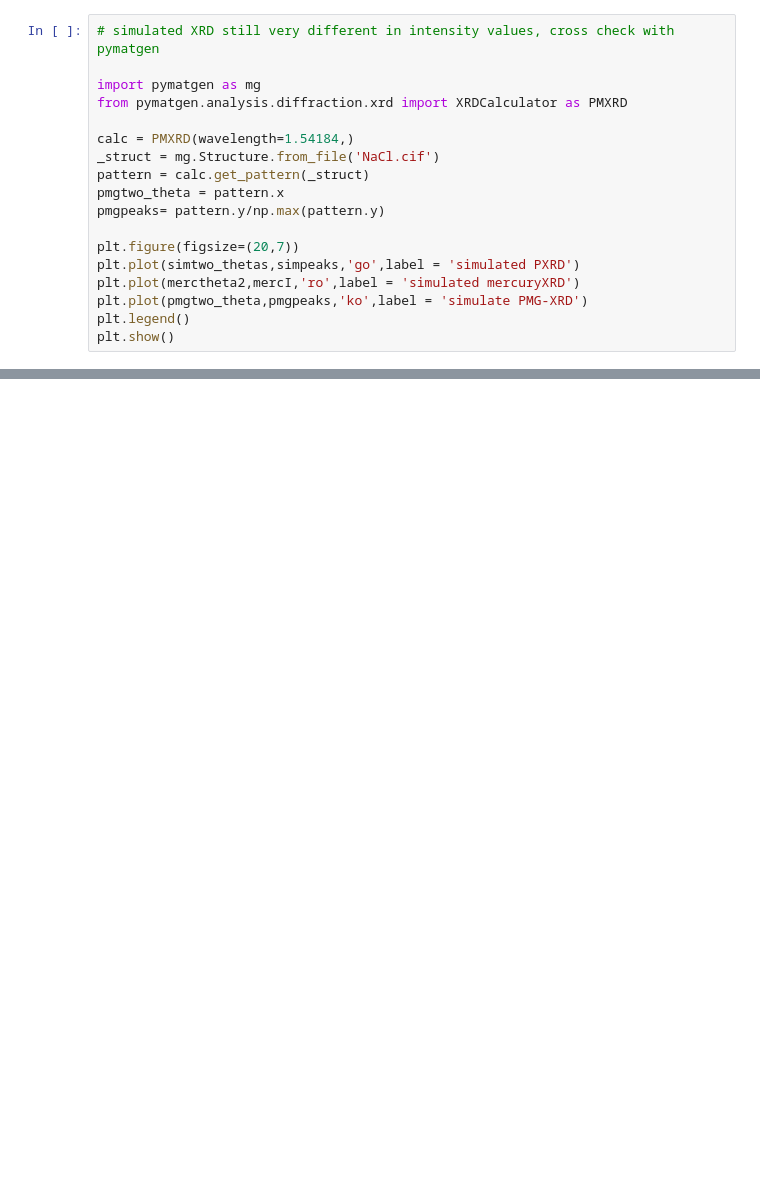
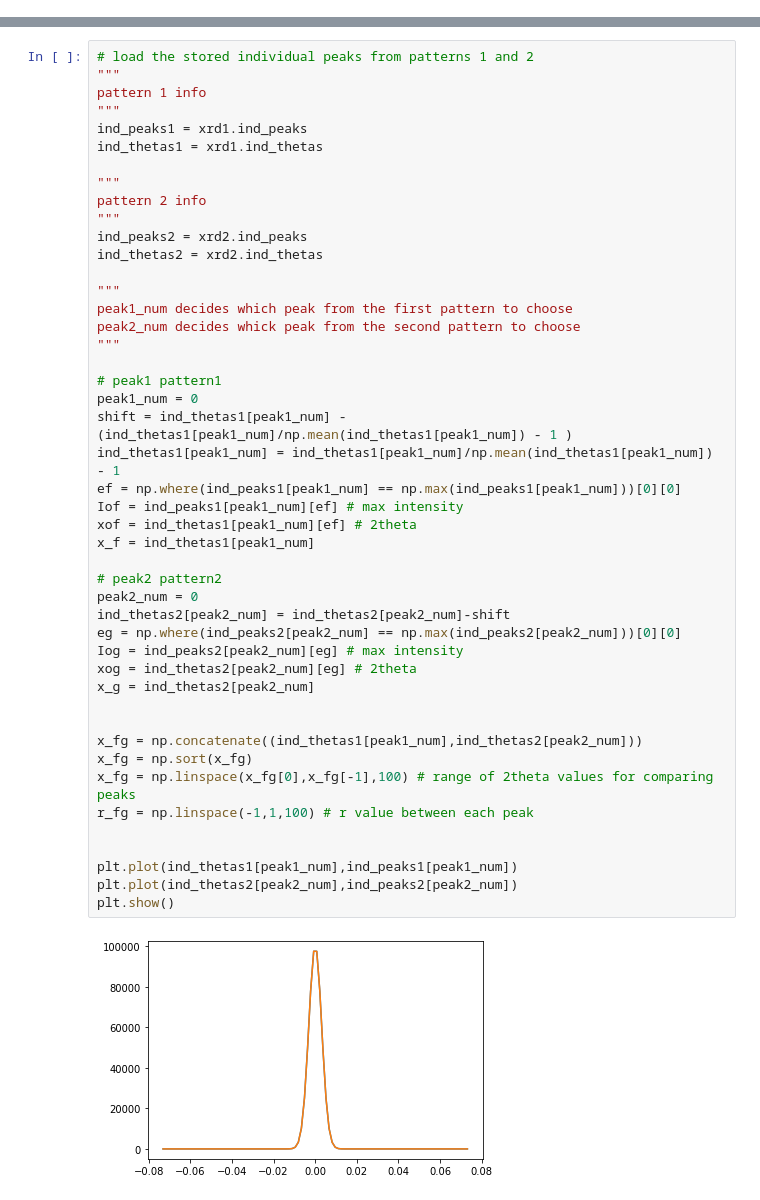
Before and after one commit to qzhu2017/XRD, a Jupyter notebook: similarity.ipynb, the cells around one changed output, grey strips where cells are left out. Saved outputs shown, nothing was run; the diff lists cells and outputs as text; blank space fills up the shorter version.

```diff
--- a/similarity.ipynb
+++ b/similarity.ipynb
@@ -60,18 +0,0 @@ plt.show()
-# %%
-# simulated XRD still very different in intensity values, cross check with pymatgen
-
-import pymatgen as mg
-from pymatgen.analysis.diffraction.xrd import XRDCalculator as PMXRD
-
-calc = PMXRD(wavelength=1.54184,)
-_struct = mg.Structure.from_file('NaCl.cif')
-pattern = calc.get_pattern(_struct)
-pmgtwo_theta = pattern.x
-pmgpeaks= pattern.y/np.max(pattern.y)
-
-plt.figure(figsize=(20,7))
-plt.plot(simtwo_thetas,simpeaks,'go',label = 'simulated PXRD')
-plt.plot(merctheta2,mercI,'ro',label = 'simulated mercuryXRD')
-plt.plot(pmgtwo_theta,pmgpeaks,'ko',label = 'simulate PMG-XRD')
-plt.legend()
-plt.show()
@@ -108,0 +94,48 @@ plt.show()
+# %%
+# load the stored individual peaks from patterns 1 and 2
+"""
+pattern 1 info
+"""
+ind_peaks1 = xrd1.ind_peaks
+ind_thetas1 = xrd1.ind_thetas
+
+"""
+pattern 2 info
+"""
+ind_peaks2 = xrd2.ind_peaks
+ind_thetas2 = xrd2.ind_thetas
+
+"""
+peak1_num decides which peak from the first pattern to choose
+peak2_num decides whick peak from the second pattern to choose
+"""
+
+# peak1 pattern1
+peak1_num = 0
+shift = ind_thetas1[peak1_num] - (ind_thetas1[peak1_num]/np.mean(ind_thetas1[peak1_num]) - 1 )
+ind_thetas1[peak1_num] = ind_thetas1[peak1_num]/np.mean(ind_thetas1[peak1_num]) - 1
+ef = np.where(ind_peaks1[peak1_num] == np.max(ind_peaks1[peak1_num]))[0][0]
+Iof = ind_peaks1[peak1_num][ef] # max intensity
+xof = ind_thetas1[peak1_num][ef] # 2theta
+x_f = ind_thetas1[peak1_num]
+
+# peak2 pattern2
+peak2_num = 0
+ind_thetas2[peak2_num] = ind_thetas2[peak2_num]-shift
+eg = np.where(ind_peaks2[peak2_num] == np.max(ind_peaks2[peak2_num]))[0][0]
+Iog = ind_peaks2[peak2_num][eg] # max intensity
+xog = ind_thetas2[peak2_num][eg] # 2theta
+x_g = ind_thetas2[peak2_num]
+
+
+x_fg = np.concatenate((ind_thetas1[peak1_num],ind_thetas2[peak2_num]))
+x_fg = np.sort(x_fg)
+x_fg = np.linspace(x_fg[0],x_fg[-1],100) # range of 2theta values for comparing peaks
+r_fg = np.linspace(-1,1,100) # r value between each peak
+
+
+plt.plot(ind_thetas1[peak1_num],ind_peaks1[peak1_num])
+plt.plot(ind_thetas2[peak2_num],ind_peaks2[peak2_num])
+plt.show()
+# %% [output]
+[figure, added]
```
Also changed, not shown: parts of 16 cells of this notebook.
